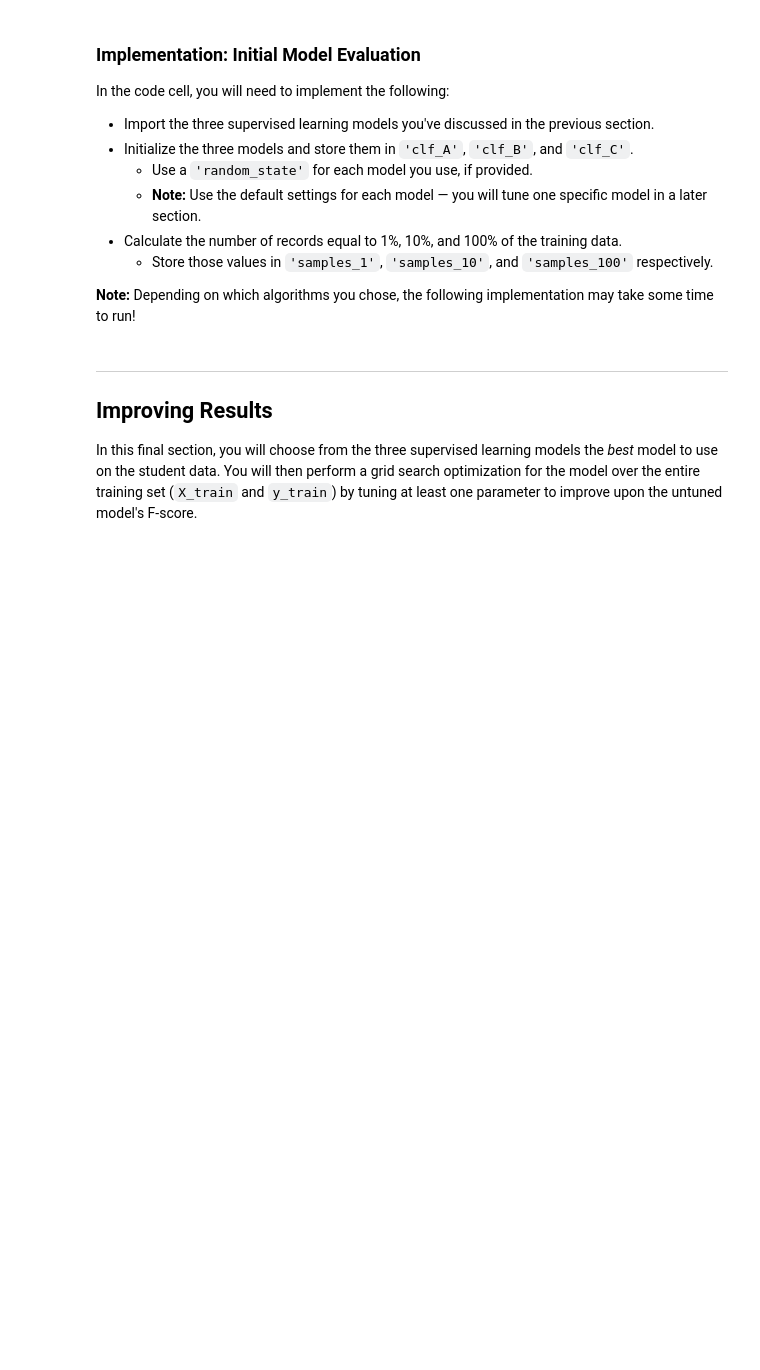
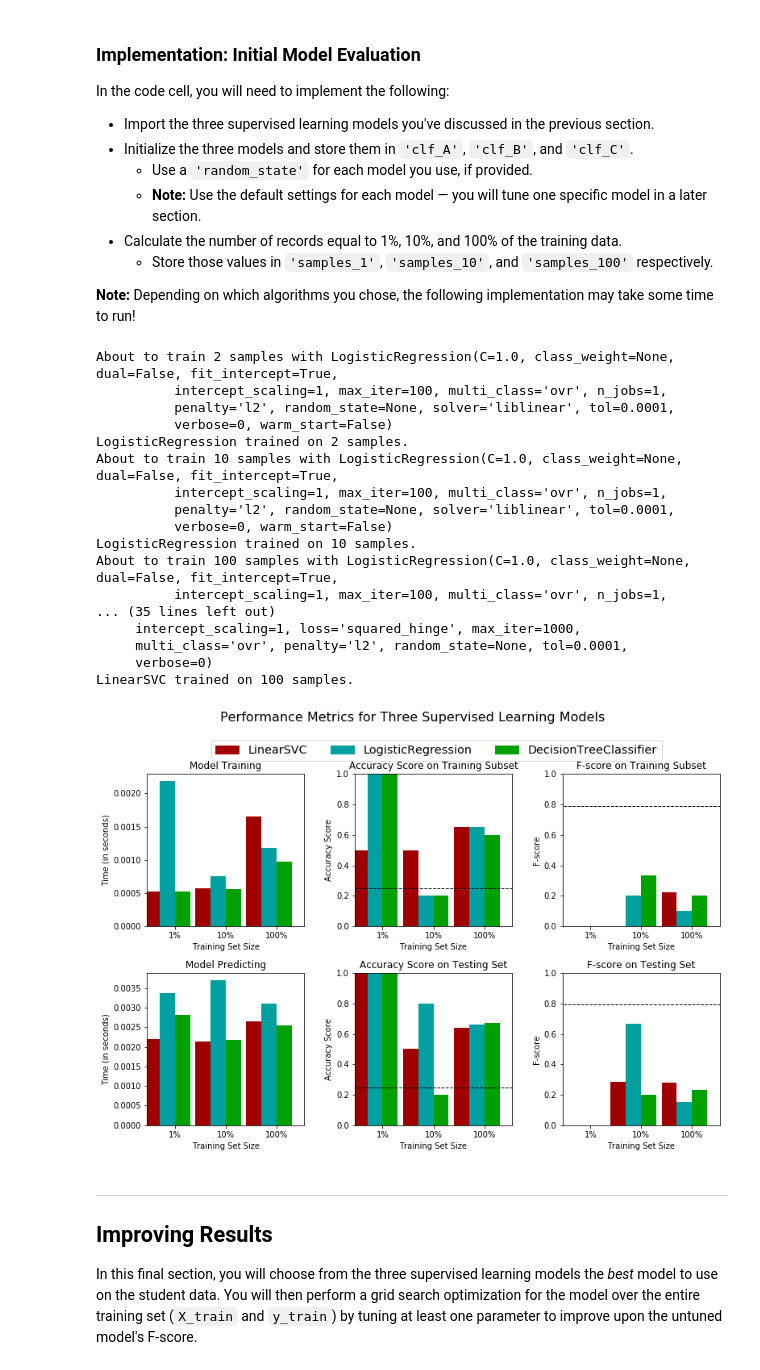
Before and after one commit to niccottrell/machine-learning, a Jupyter notebook: projects/finding_donors/finding_donors.ipynb, the cells around one changed output. Drawn from its saved outputs; the diff is of its cells as text; code cells hidden in the pictures; blank space fills up the shorter version.

```diff
--- a/projects/finding_donors/finding_donors.ipynb
+++ b/projects/finding_donors/finding_donors.ipynb
@@ -532,31 +547,59 @@ In the code cell, you will need to implement the following:
 **Note:** Depending on which algorithms you chose, the following implementation may take some time to run!
 # %%
 # TODO: Import the three supervised learning models from sklearn
+import numpy
+from sklearn.naive_bayes import GaussianNB
+from sklearn.tree import DecisionTreeClassifier
+from sklearn.svm import LinearSVC
+from sklearn.svm import SVC
+from sklearn.linear_model import LogisticRegression
+from sklearn.utils import shuffle
+
 
 # TODO: Initialize the three models
-clf_A = None
-clf_B = None
-clf_C = None
+# clf_A = GaussianNB()
+clf_B = DecisionTreeClassifier()
+clf_C = LinearSVC()
+# clf_C = SVC()
+clf_A = LogisticRegression()
 
 # TODO: Calculate the number of samples for 1%, 10%, and 100% of the training data
 # HINT: samples_100 is the entire training set i.e. len(y_train)
 # HINT: samples_10 is 10% of samples_100 (ensure to set the count of the values to be `int` and not `float`)
 # HINT: samples_1 is 1% of samples_100 (ensure to set the count of the values to be `int` and not `float`)
-samples_100 = None
-samples_10 = None
-samples_1 = None
+samples_100 = 100
+samples_10 = 10
+samples_1 = 2 # LinearSVC doesn't like 1 sample
 
 # Collect results on the learners
 results = {}
 for clf in [clf_A, clf_B, clf_C]:
     clf_name = clf.__class__.__name__
     results[clf_name] = {}
     for i, samples in enumerate([samples_1, samples_10, samples_100]):
-        results[clf_name][i] = \
-        train_predict(clf, samples, X_train, y_train, X_test, y_test)
+        results[clf_name][i] = train_predict(clf, samples, X_train, y_train, X_test, y_test)
 
 # Run metrics visualization for the three supervised learning models chosen
 vs.evaluate(results, accuracy, fscore)
+# %% [output]
+About to train 2 samples with LogisticRegression(C=1.0, class_weight=None, dual=False, fit_intercept=True,
+          intercept_scaling=1, max_iter=100, multi_class='ovr', n_jobs=1,
+          penalty='l2', random_state=None, solver='liblinear', tol=0.0001,
+          verbose=0, warm_start=False)
+LogisticRegression trained on 2 samples.
+About to train 10 samples with LogisticRegression(C=1.0, class_weight=None, dual=False, fit_intercept=True,
+          intercept_scaling=1, max_iter=100, multi_class='ovr', n_jobs=1,
+          penalty='l2', random_state=None, solver='liblinear', tol=0.0001,
+          verbose=0, warm_start=False)
+LogisticRegression trained on 10 samples.
+About to train 100 samples with LogisticRegression(C=1.0, class_weight=None, dual=False, fit_intercept=True,
+          intercept_scaling=1, max_iter=100, multi_class='ovr', n_jobs=1,
+... (35 lines left out)
+     intercept_scaling=1, loss='squared_hinge', max_iter=1000,
+     multi_class='ovr', penalty='l2', random_state=None, tol=0.0001,
+     verbose=0)
+LinearSVC trained on 100 samples.
+[figure, added]
 # %% [markdown]
 ----
 ## Improving Results
```
Also changed, not shown: parts of 12 cells of this notebook.
